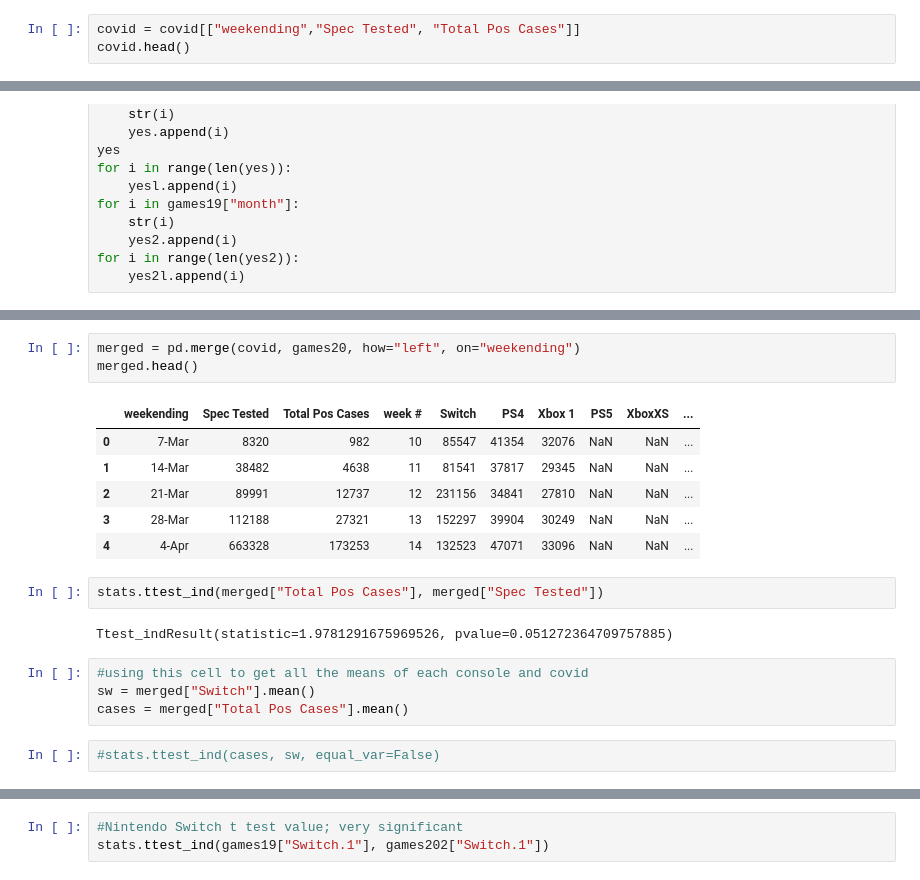
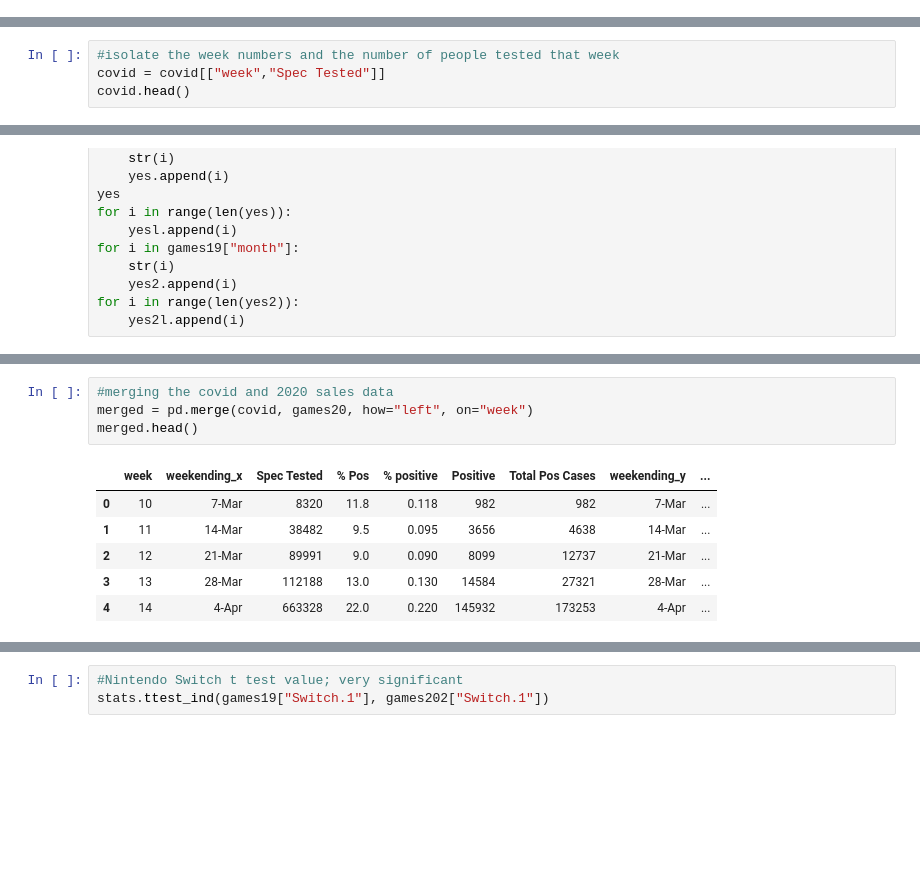
Before and after one commit to shadeetabasi/data-analysis-project-1, a Jupyter notebook: rizky/vidya.ipynb, the cells around one changed output, grey strips where cells are left out. Saved outputs shown, nothing was run; the diff lists cells and outputs as text; blank space fills up the shorter version.

Commit message:
Final file edited with Rizky's data

```diff
--- a/rizky/vidya.ipynb
+++ b/rizky/vidya.ipynb
@@ -20,3 +20,0 @@ covid.head()
-# %%
-covid = covid[["weekending","Spec Tested", "Total Pos Cases"]]
-covid.head()
@@ -29,0 +21,4 @@ covid.head()
+# %%
+#isolate the week numbers and the number of people tested that week
+covid = covid[["week","Spec Tested"]]
+covid.head()
@@ -155,20 +159,11 @@ plt.figure(figsize=(10, 10))
 # %%
-merged = pd.merge(covid, games20, how="left", on="weekending")
+#merging the covid and 2020 sales data
+merged = pd.merge(covid, games20, how="left", on="week")
 merged.head()
 # %% [output]
-|  | weekending | Spec Tested | Total Pos Cases | week # | Switch | PS4 | Xbox 1 | PS5 | XboxXS | ... |
-| 0 | 7-Mar | 8320 | 982 | 10 | 85547 | 41354 | 32076 | NaN | NaN | ... |
-| 1 | 14-Mar | 38482 | 4638 | 11 | 81541 | 37817 | 29345 | NaN | NaN | ... |
-| 2 | 21-Mar | 89991 | 12737 | 12 | 231156 | 34841 | 27810 | NaN | NaN | ... |
-| 3 | 28-Mar | 112188 | 27321 | 13 | 152297 | 39904 | 30249 | NaN | NaN | ... |
-| 4 | 4-Apr | 663328 | 173253 | 14 | 132523 | 47071 | 33096 | NaN | NaN | ... |
+|  | week | weekending_x | Spec Tested | % Pos | % positive | Positive | Total Pos Cases | weekending_y | ... |
+| 0 | 10 | 7-Mar | 8320 | 11.8 | 0.118 | 982 | 982 | 7-Mar | ... |
+| 1 | 11 | 14-Mar | 38482 | 9.5 | 0.095 | 3656 | 4638 | 14-Mar | ... |
+| 2 | 12 | 21-Mar | 89991 | 9.0 | 0.090 | 8099 | 12737 | 21-Mar | ... |
+| 3 | 13 | 28-Mar | 112188 | 13.0 | 0.130 | 14584 | 27321 | 28-Mar | ... |
+| 4 | 14 | 4-Apr | 663328 | 22.0 | 0.220 | 145932 | 173253 | 4-Apr | ... |
-# %%
-stats.ttest_ind(merged["Total Pos Cases"], merged["Spec Tested"])
-# %% [output]
-Ttest_indResult(statistic=1.9781291675969526, pvalue=0.051272364709757885)
-# %%
-#using this cell to get all the means of each console and covid
-sw = merged["Switch"].mean()
-cases = merged["Total Pos Cases"].mean()
-# %%
-#stats.ttest_ind(cases, sw, equal_var=False)
```
Also changed, not shown: parts of 17 cells of this notebook, 10 other files.
